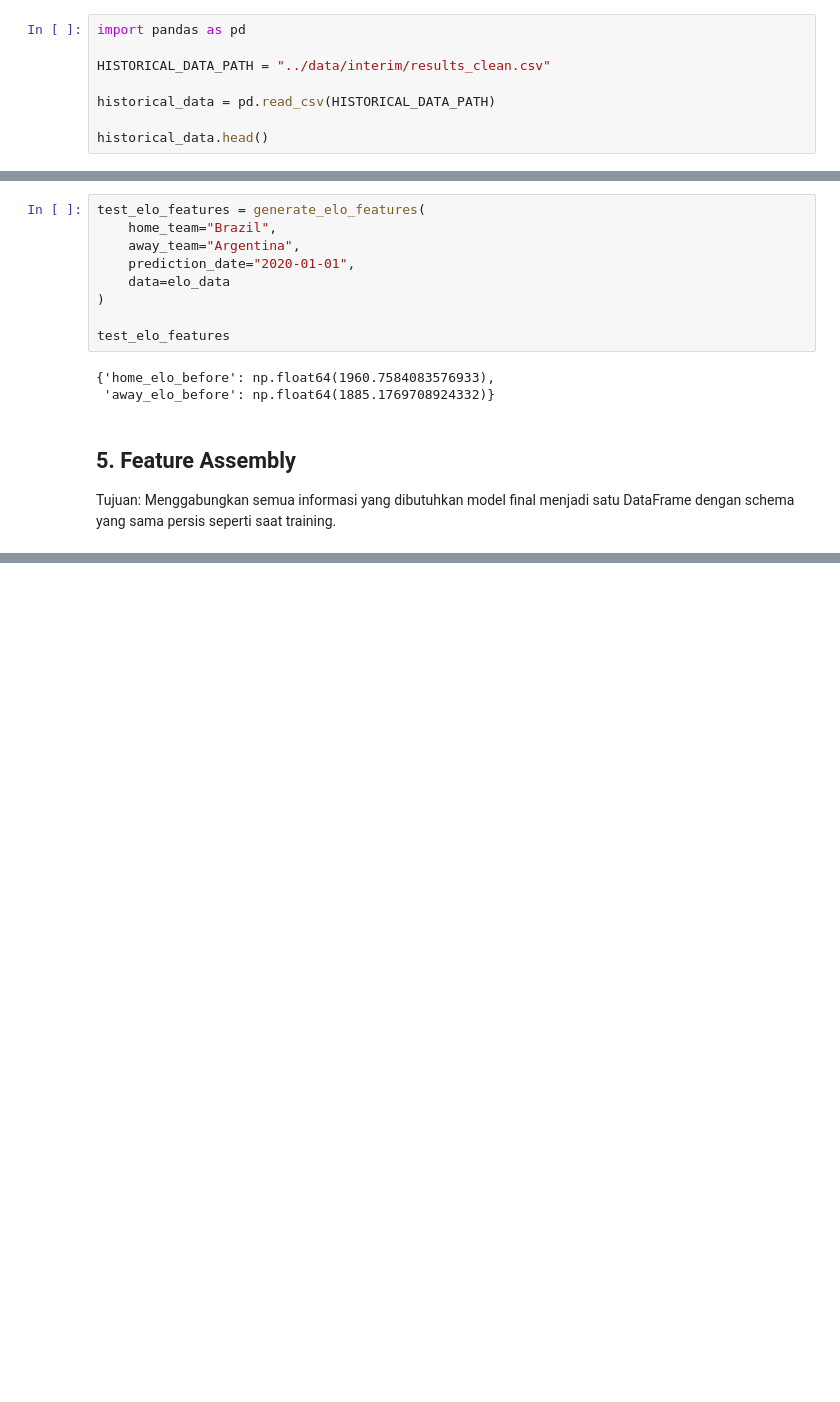
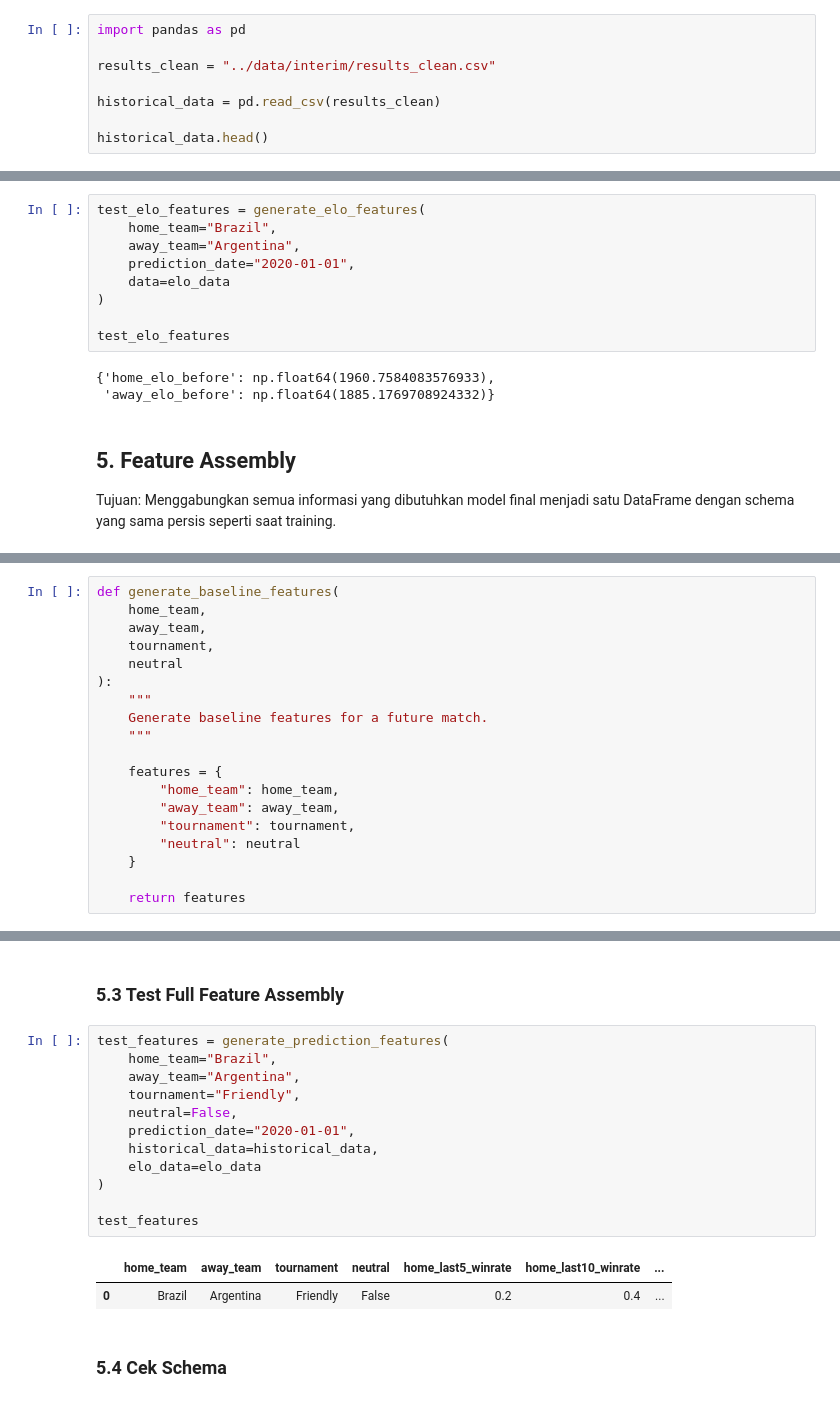
Before and after one commit to RyannPy/international-football-prediction, a Jupyter notebook: notebooks/13_prediction_api.ipynb, the cells around one changed output, grey strips where cells are left out. Drawn from its saved outputs; the diff is of its cells as text; blank space fills up the shorter version.

Commit message:
Prediction API : Feature Assembly

```diff
--- a/notebooks/13_prediction_api.ipynb
+++ b/notebooks/13_prediction_api.ipynb
@@ -114,9 +114,9 @@ Untuk prototype API ini, historical dataset digunakan sebagai sumber riwayat per
 # %%
 import pandas as pd
 
-HISTORICAL_DATA_PATH = "../data/interim/results_clean.csv"
+results_clean = "../data/interim/results_clean.csv"
 
-historical_data = pd.read_csv(HISTORICAL_DATA_PATH)
+historical_data = pd.read_csv(results_clean)
 
 historical_data.head()
 # %% [output]
@@ -559,0 +562,19 @@ Tujuan: Menggabungkan semua informasi yang dibutuhkan model final menjadi satu D
+# %%
+def generate_baseline_features(
+    home_team,
+    away_team,
+    tournament,
+    neutral
+):
+    """
+    Generate baseline features for a future match.
+    """
+
+    features = {
+        "home_team": home_team,
+        "away_team": away_team,
+        "tournament": tournament,
+        "neutral": neutral
+    }
+
+    return features
@@ -559,0 +640,19 @@ Tujuan: Menggabungkan semua informasi yang dibutuhkan model final menjadi satu D
+# %% [markdown]
+### 5.3 Test Full Feature Assembly
+# %%
+test_features = generate_prediction_features(
+    home_team="Brazil",
+    away_team="Argentina",
+    tournament="Friendly",
+    neutral=False,
+    prediction_date="2020-01-01",
+    historical_data=historical_data,
+    elo_data=elo_data
+)
+
+test_features
+# %% [output]
+|  | home_team | away_team | tournament | neutral | home_last5_winrate | home_last10_winrate | ... |
+| 0 | Brazil | Argentina | Friendly | False | 0.2 | 0.4 | ... |
+# %% [markdown]
+### 5.4 Cek Schema
```
Also changed, not shown: parts of 6 cells of this notebook.
